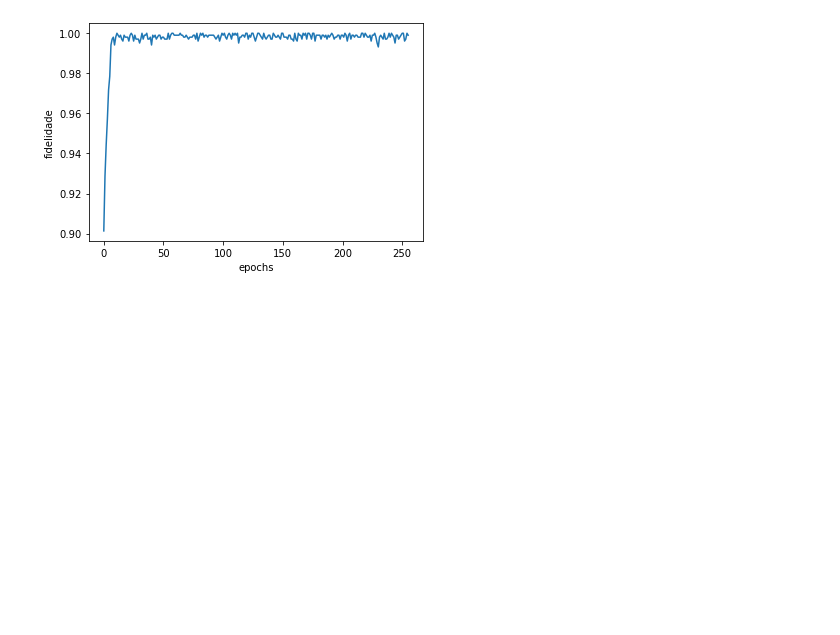
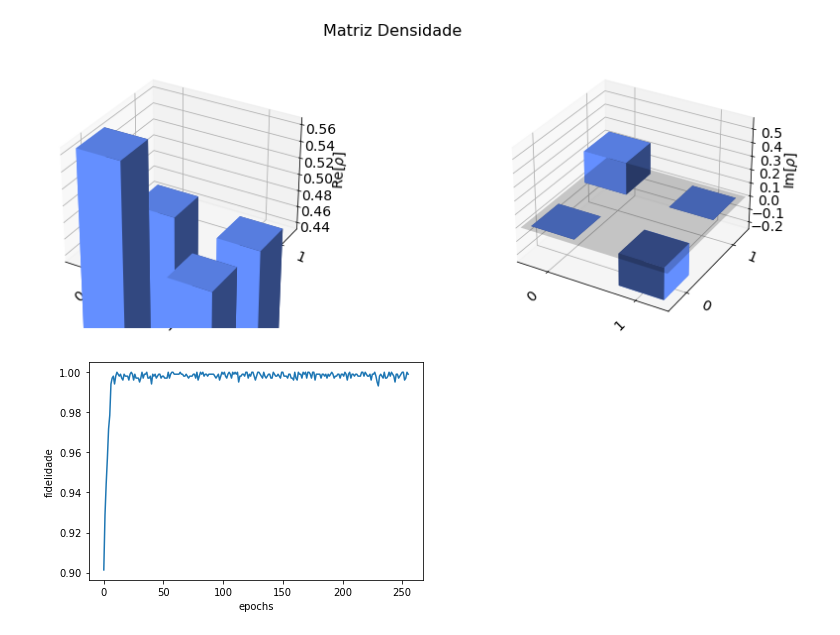
Before and after one commit to SchultzVV/Qiskit, a Jupyter notebook: Conteúdo/prep_estado_puro_usando_valor_esperado.ipynb, the cells around one changed output. Cells and saved outputs as stored; diff of their text form; code cells hidden in the pictures; blank space fills up the shorter version.

```diff
--- a/Conteúdo/prep_estado_puro_usando_valor_esperado.ipynb
+++ b/Conteúdo/prep_estado_puro_usando_valor_esperado.ipynb
@@ -110,3 +116,8 @@ print(rho_p)
+# %%
+from qiskit.visualization import plot_state_city
+plot_state_city(rho_p, title='Matriz Densidade')
+# %% [output]
+[figure, added]
 # %%
 plt.plot(epochs, fidelity)
 plt.xlabel('epochs')
```
Also changed, not shown: parts of 7 cells of this notebook.
